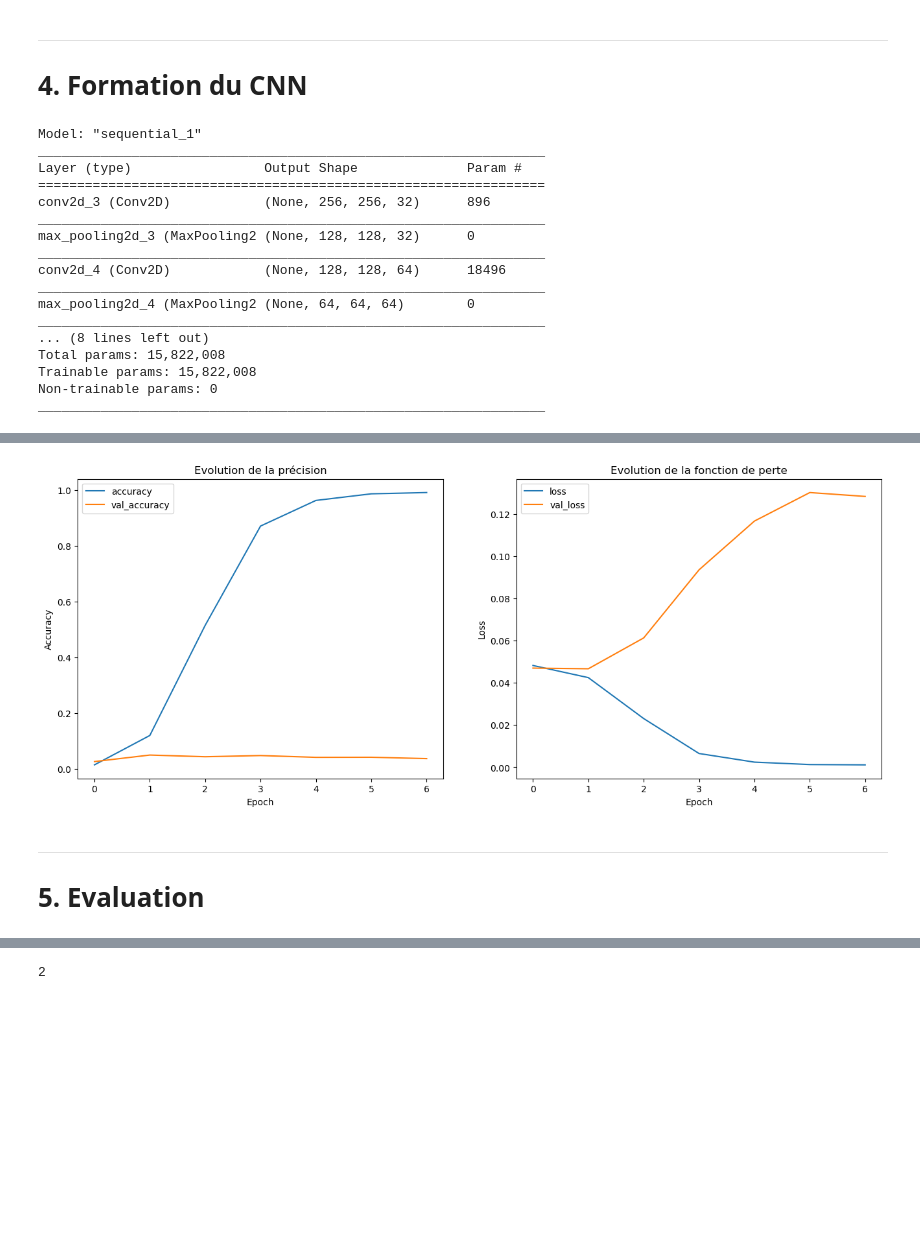
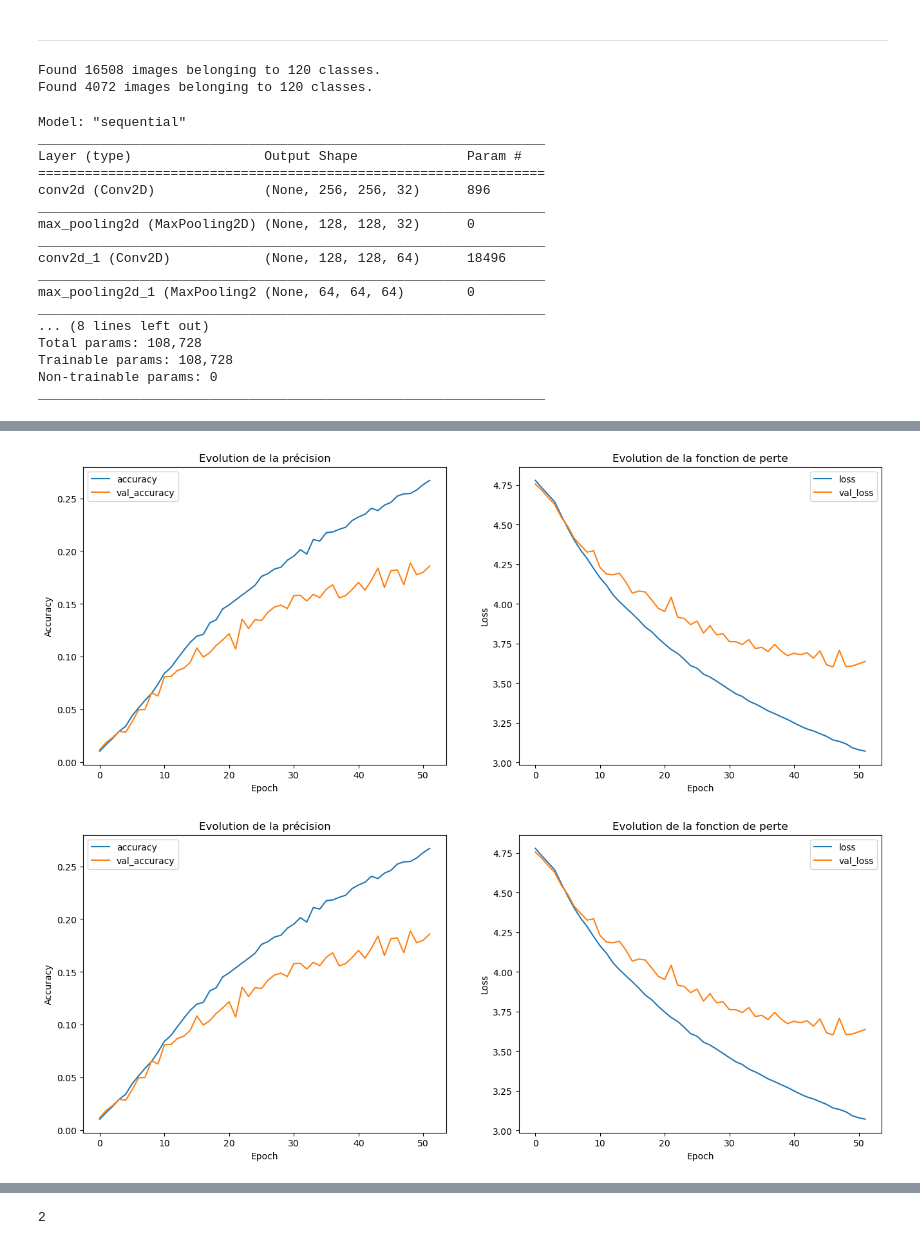
Before and after one commit to Adrian1903/Classez-des-images-l-aide-d-algorithmes-de-Deep-Learning, a Jupyter notebook: dev/03_CNN.ipynb, the cells around one changed output, grey strips where cells are left out. Drawn from its saved outputs; the diff is of its cells as text; code cells hidden in the pictures; blank space fills up the shorter version.

Commit message:
Overfit débuggé Remplacement du flatten par GPA

```diff
--- a/dev/03_CNN.ipynb
+++ b/dev/03_CNN.ipynb
@@ -127,45 +52,65 @@ Found 4116 validated image filenames belonging to 120 classes.
-# %% [markdown]
----
-# 4. Formation du CNN
+# %% [markdown]
+---
+# %%
+def image_preprocess(image):
+    image = tf.image.per_image_standardization(image)
+    return image
+
+def image_datagen_load():
+    datagen = ImageDataGenerator(rescale=1/255, validation_split=0.2)
+
+    train_datagen = datagen.flow_from_directory(
+                    '../input/stanford-dogs-dataset/images/Images/',
+                    subset='training')
+
+    test_datagen = datagen.flow_from_directory(
+                    '../input/stanford-dogs-dataset/images/Images/',
+                    subset='validation')
+
+    return train_datagen, test_datagen
+# %%
+train_train, val_train = image_datagen_load()
+# %% [output]
+Found 16508 images belonging to 120 classes.
+Found 4072 images belonging to 120 classes.
 # %%
 model = Sequential()
 
 # Base d'un CNN
-model.add(Conv2D(32, (3, 3), activation='relu', padding='same', input_shape=(256, 256, 3)))
+model.add(Conv2D(32, 3, activation='relu', padding='same', input_shape=(256, 256, 3)))
 model.add(MaxPooling2D((2, 2)))
-model.add(Conv2D(64, (3, 3), activation='relu', padding='same'))
+model.add(Conv2D(64, 3, activation='relu', padding='same'))
 model.add(MaxPooling2D((2, 2)))
-model.add(Conv2D(128, (3, 3), activation='relu', padding='same'))
+model.add(Conv2D(128, 3, activation='relu', padding='same'))
 model.add(MaxPooling2D((2, 2)))
 
 # Spécifique au données
-model.add(Dropout(0.25))
-model.add(Flatten())
+model.add(tf.keras.layers.GlobalAveragePooling2D())
 model.add(Dense(len(train_train.class_indices), activation='softmax'))
 
 # Résumé du modèle
 model.summary()
 # %% [output]
-Model: "sequential_1"
+Model: "sequential"
 _________________________________________________________________
 Layer (type)                 Output Shape              Param #
 =================================================================
-conv2d_3 (Conv2D)            (None, 256, 256, 32)      896
+conv2d (Conv2D)              (None, 256, 256, 32)      896
 _________________________________________________________________
-max_pooling2d_3 (MaxPooling2 (None, 128, 128, 32)      0
+max_pooling2d (MaxPooling2D) (None, 128, 128, 32)      0
 _________________________________________________________________
-conv2d_4 (Conv2D)            (None, 128, 128, 64)      18496
+conv2d_1 (Conv2D)            (None, 128, 128, 64)      18496
 _________________________________________________________________
-max_pooling2d_4 (MaxPooling2 (None, 64, 64, 64)        0
+max_pooling2d_1 (MaxPooling2 (None, 64, 64, 64)        0
 _________________________________________________________________
 ... (8 lines left out)
-Total params: 15,822,008
-Trainable params: 15,822,008
+Total params: 108,728
+Trainable params: 108,728
 Non-trainable params: 0
 _________________________________________________________________
 # %%
-model.compile(optimizer='adam',
-              loss='binary_crossentropy',
+model.compile(optimizer='adam', # TO DO : essayer avec RMSprop
+              loss='categorical_crossentropy',
               metrics=['accuracy'])
 
 early_stopping_monitor = EarlyStopping(patience=5)
@@ -191,7 +139,8 @@ Epoch 7/100
-[figure, old version]
+[figure, new version]
-# %% [markdown]
----
-# 5. Evaluation
+# %%
+plot_result_fitting(history)
+# %% [output]
+[figure, added]
 # %%
 model.evaluate(test)
 # %% [output]
```
Also changed, not shown: parts of 11 cells of this notebook.
